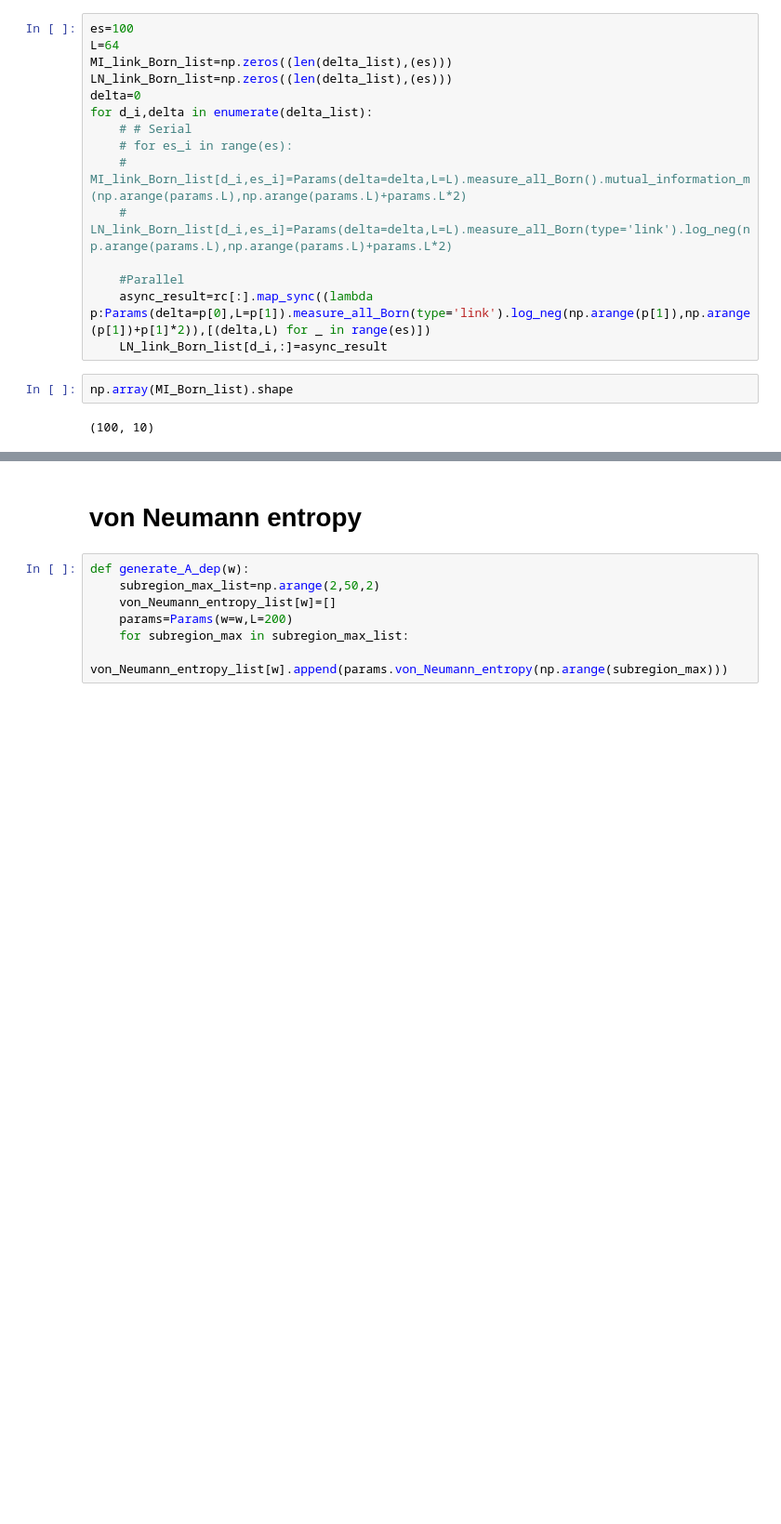
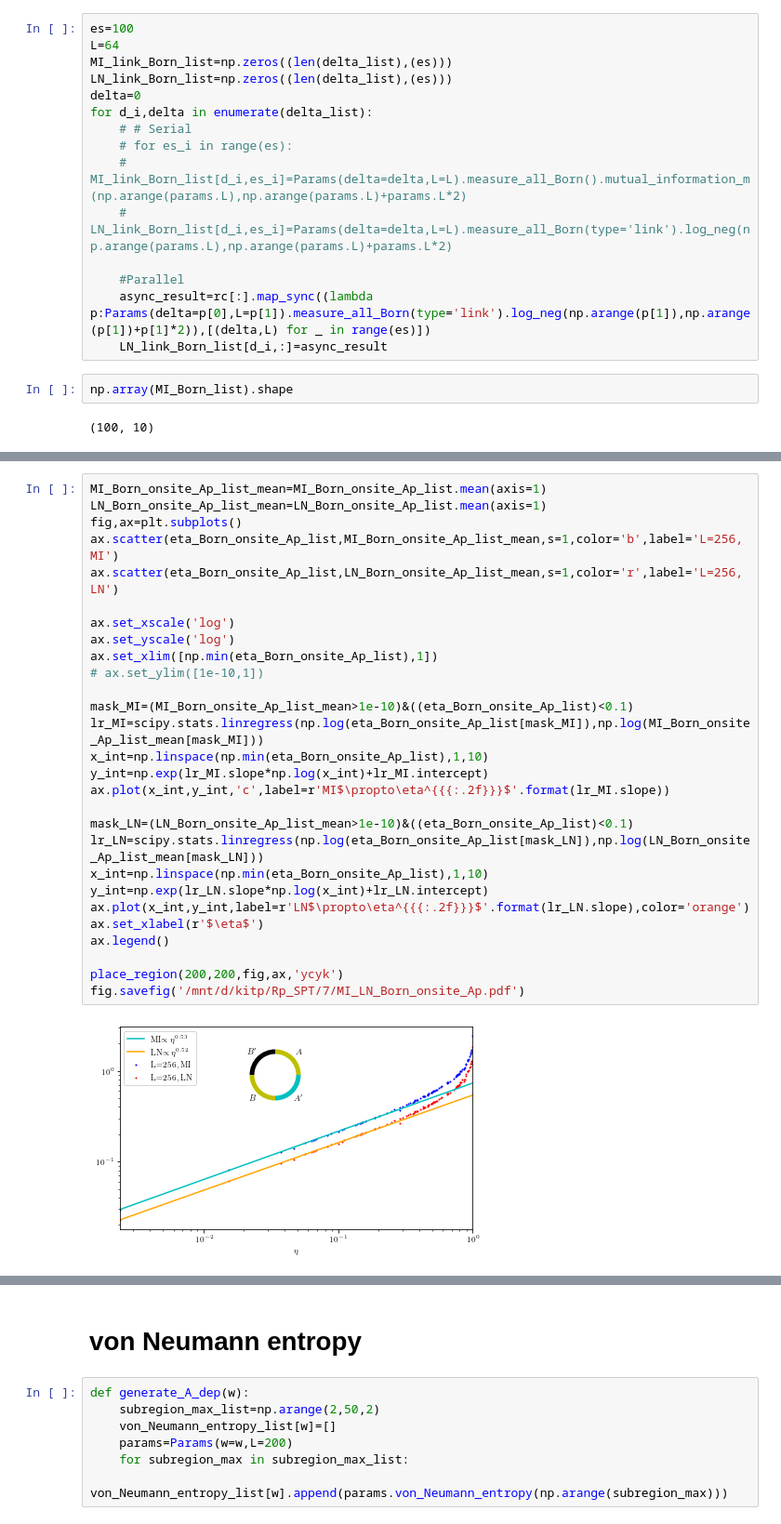
Before and after one commit to hainingpan/SPT, a Jupyter notebook: test_ssh.ipynb, the cells around one changed output, grey strips where cells are left out. Shown at 93% size. Saved outputs shown, nothing was run; the diff lists cells and outputs as text; blank space fills up the shorter version.

```diff
--- a/test_ssh.ipynb
+++ b/test_ssh.ipynb
@@ -570,0 +682,30 @@ plt.plot(delta_list,np.array(LN_link_Born_list/np.log(2)).mean(axis=1))
+# %%
+MI_Born_onsite_Ap_list_mean=MI_Born_onsite_Ap_list.mean(axis=1)
+LN_Born_onsite_Ap_list_mean=LN_Born_onsite_Ap_list.mean(axis=1)
+fig,ax=plt.subplots()
+ax.scatter(eta_Born_onsite_Ap_list,MI_Born_onsite_Ap_list_mean,s=1,color='b',label='L=256, MI')
+ax.scatter(eta_Born_onsite_Ap_list,LN_Born_onsite_Ap_list_mean,s=1,color='r',label='L=256, LN')
+
+ax.set_xscale('log')
+ax.set_yscale('log')
+ax.set_xlim([np.min(eta_Born_onsite_Ap_list),1])
+# ax.set_ylim([1e-10,1])
+
+mask_MI=(MI_Born_onsite_Ap_list_mean>1e-10)&((eta_Born_onsite_Ap_list)<0.1)
+lr_MI=scipy.stats.linregress(np.log(eta_Born_onsite_Ap_list[mask_MI]),np.log(MI_Born_onsite_Ap_list_mean[mask_MI]))
+x_int=np.linspace(np.min(eta_Born_onsite_Ap_list),1,10)
+y_int=np.exp(lr_MI.slope*np.log(x_int)+lr_MI.intercept)
+ax.plot(x_int,y_int,'c',label=r'MI$\propto\eta^{{{:.2f}}}$'.format(lr_MI.slope))
+
+mask_LN=(LN_Born_onsite_Ap_list_mean>1e-10)&((eta_Born_onsite_Ap_list)<0.1)
+lr_LN=scipy.stats.linregress(np.log(eta_Born_onsite_Ap_list[mask_LN]),np.log(LN_Born_onsite_Ap_list_mean[mask_LN]))
+x_int=np.linspace(np.min(eta_Born_onsite_Ap_list),1,10)
+y_int=np.exp(lr_LN.slope*np.log(x_int)+lr_LN.intercept)
+ax.plot(x_int,y_int,label=r'LN$\propto\eta^{{{:.2f}}}$'.format(lr_LN.slope),color='orange')
+ax.set_xlabel(r'$\eta$')
+ax.legend()
+
+place_region(200,200,fig,ax,'ycyk')
+fig.savefig('/mnt/d/kitp/Rp_SPT/7/MI_LN_Born_onsite_Ap.pdf')
+# %% [output]
+[figure, added]
```
Also changed, not shown: parts of 16 cells of this notebook, 1 other file.
